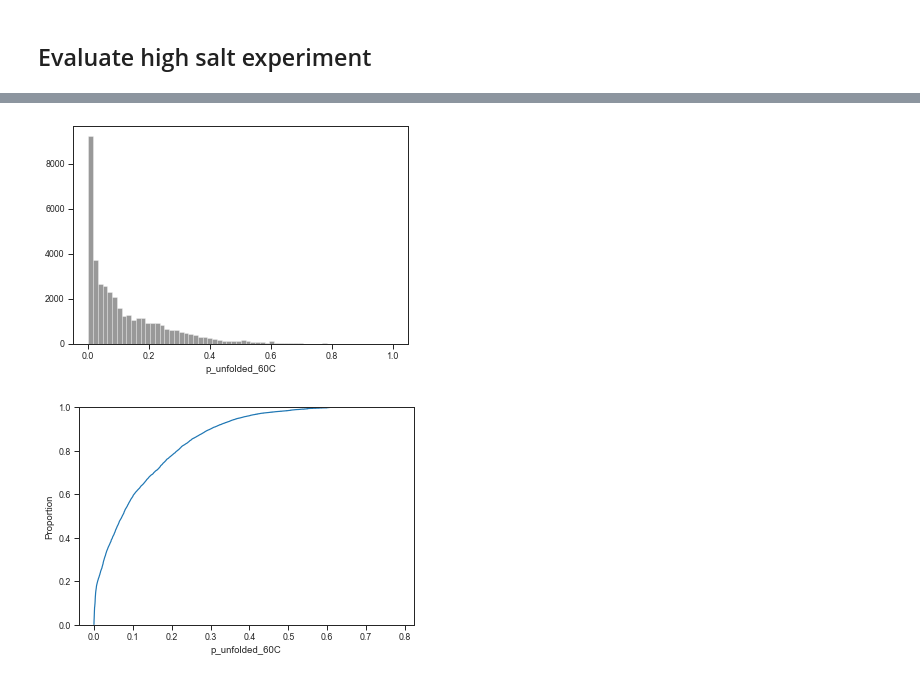
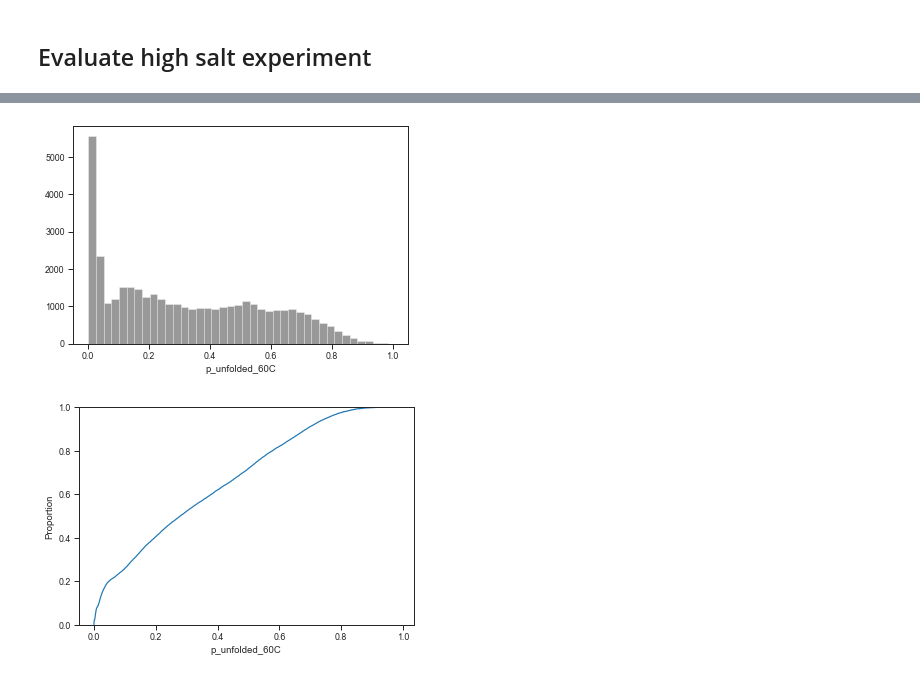
Before and after one commit to keyuxi/nnn_analysis, a Jupyter notebook: 220216_NN_fits_UV_candidate.ipynb, the cells around one changed output, grey strips where cells are left out. Saved outputs shown, nothing was run; the diff lists cells and outputs as text; code cells hidden in the pictures.

```diff
--- a/220216_NN_fits_UV_candidate.ipynb
+++ b/220216_NN_fits_UV_candidate.ipynb
@@ -324,5 +324,7 @@ plt.plot(s)
 [figure]
 # %% [markdown]
 ## Evaluate high salt experiment
+# %%
+annotation = pd.read_csv('./data/annotation/NNNlib2b_annotation_struct.tsv', sep='\t')
 # %%
-annotation = add_p_unfolded_NUPACK(annotation, T_celcius=60)
+annotation = add_p_unfolded_NUPACK(annotation, T_celcius=60, sodium=0.1)
@@ -329,13 +347,13 @@ annotation = add_p_unfolded_NUPACK(annotation, T_celcius=60)
 # %%
 sns.distplot(annotation.p_unfolded_60C, kde=False, color='k')
 plt.xlim([-0.05, 1.05])
-save_fig('./fig/max_curve_1M_salt_pred/p_unfolded_60C_hist.pdf')
+save_fig('./fig/max_curve_100mM_salt_pred/p_unfolded_60C_hist.pdf')
 # %% [output]
-[figure, old version]
+[figure, new version]
 # %%
 sns.ecdfplot(annotation.p_unfolded_60C)
-save_fig('./fig/max_curve_1M_salt_pred/p_unfolded_60C_ecdf.pdf')
+save_fig('./fig/max_curve_100mM_salt_pred/p_unfolded_60C_ecdf.pdf')
 # %% [output]
-[figure, old version]
+[figure, new version]
 # %%
 p_unfolded_thresholds = np.arange(0.25, 1.05, 0.05)
```
Also changed, not shown: parts of 8 cells of this notebook, 16 other files.
